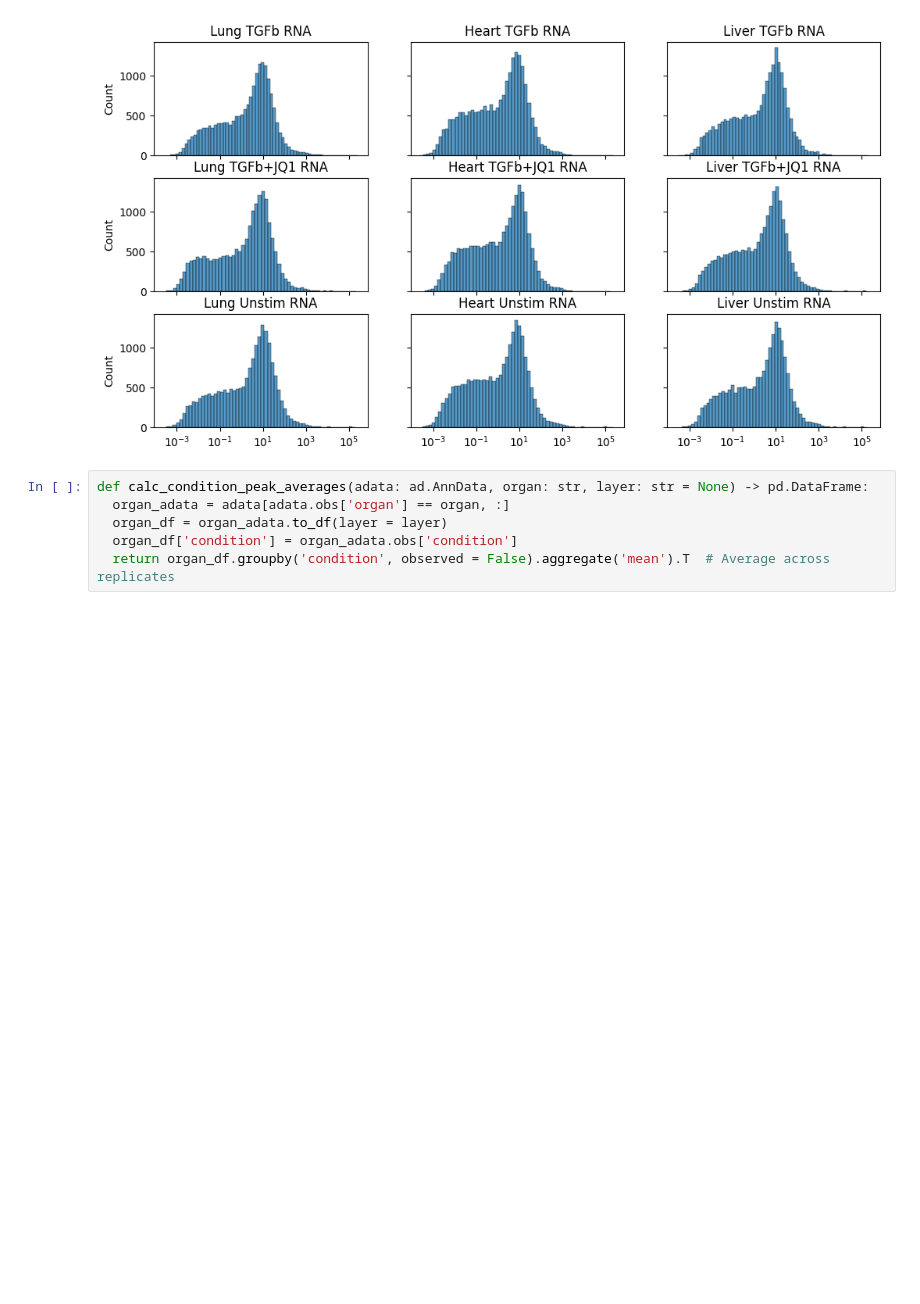
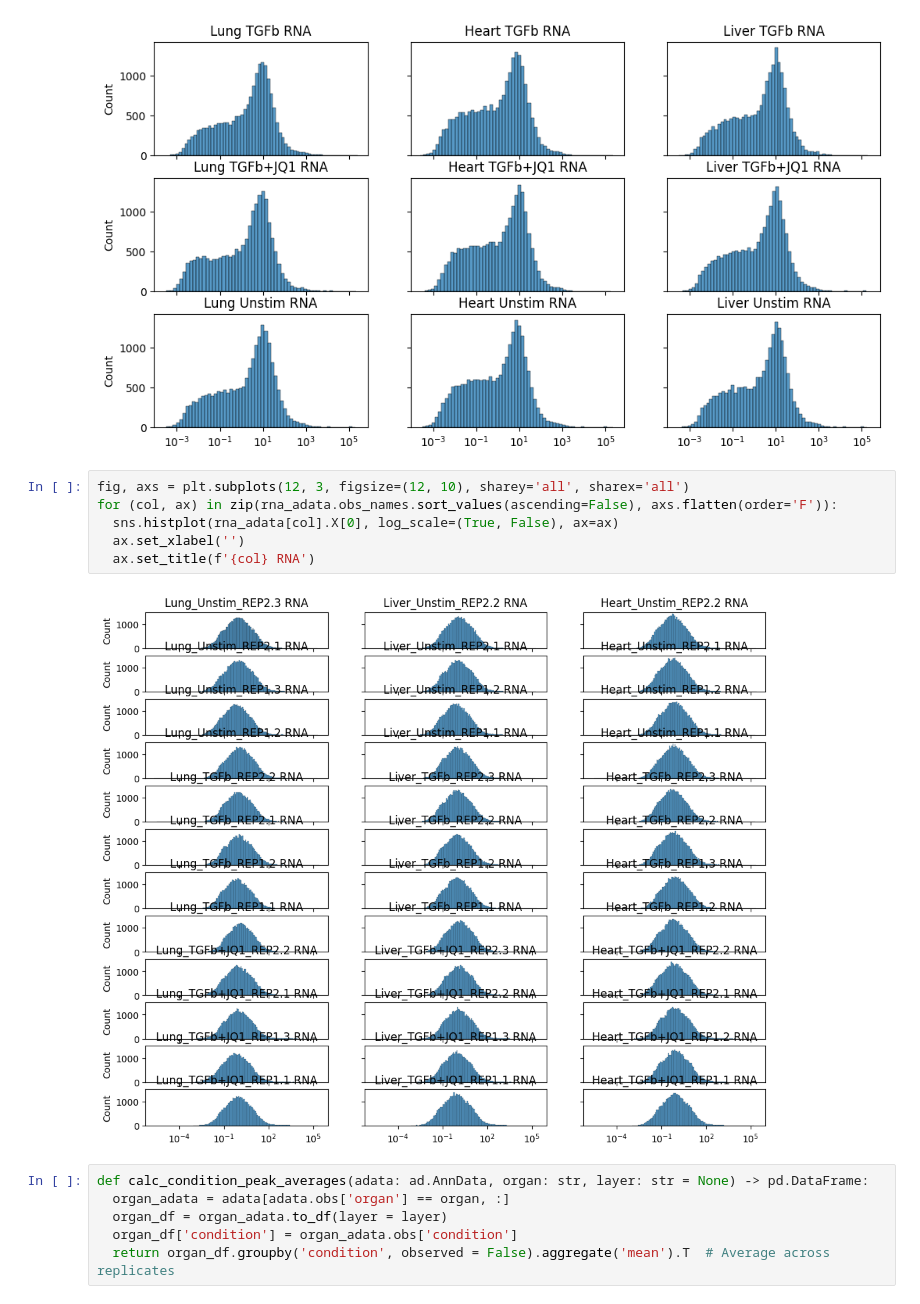
Before and after one commit to pawelab/OrganConditionalFibrosis, a Jupyter notebook: investigate_scores.ipynb, the cells around one changed output. Cells and saved outputs as stored; diff of their text form; blank space fills up the shorter version.

```diff
--- a/investigate_scores.ipynb
+++ b/investigate_scores.ipynb
@@ -64,6 +64,14 @@ for (col, ax) in zip(rna_df.columns, axs.flatten(order='F')):
   ax.set_title(f'{col[0]} {col[1]} RNA')
 # %% [output]
 [figure]
+# %%
+fig, axs = plt.subplots(12, 3, figsize=(12, 10), sharey='all', sharex='all')
+for (col, ax) in zip(rna_adata.obs_names.sort_values(ascending=False), axs.flatten(order='F')):
+  sns.histplot(rna_adata[col].X[0], log_scale=(True, False), ax=ax)
+  ax.set_xlabel('')
+  ax.set_title(f'{col} RNA')
+# %% [output]
+[figure, added]
 # %%
 def calc_condition_peak_averages(adata: ad.AnnData, organ: str, layer: str = None) -> pd.DataFrame:
   organ_adata = adata[adata.obs['organ'] == organ, :]
```
